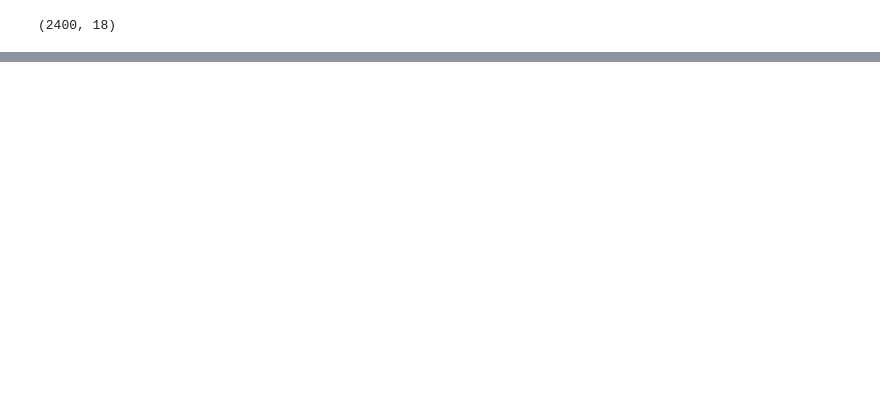
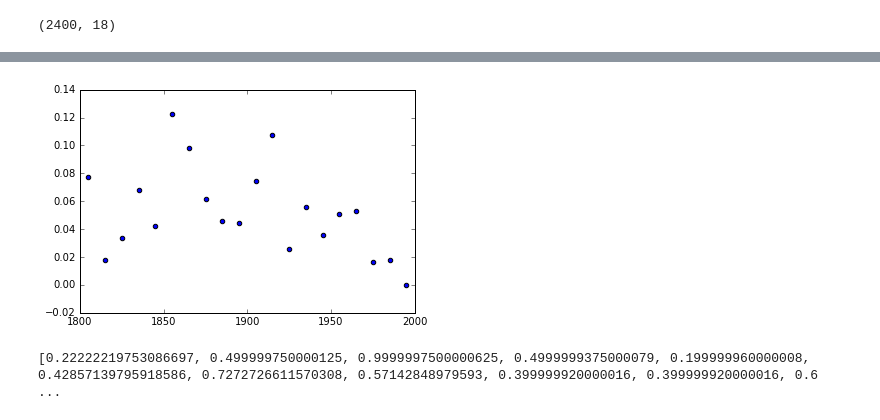
Before and after one commit to tedunderwood/meta2018, a Jupyter notebook: initial_data_exploration.ipynb, the cells around one changed output, grey strips where cells are left out. Drawn from its saved outputs; the diff is of its cells as text; code cells hidden in the pictures; blank space fills up the shorter version.

```diff
--- a/initial_data_exploration.ipynb
+++ b/initial_data_exploration.ipynb
@@ -325,0 +370,32 @@ sum(pd.isnull(j.category))
+# %%
+def isjuvie(astring):
+    if pd.isnull(astring):
+        return 'adult'
+
+    if 'juvenile' in astring:
+        return 'juv'
+    else:
+        return 'adult'
+
+all = all.assign(isjuv = all.category.map(isjuvie))
+# %%
+timeaxis = []
+percentages = []
+womenjuv = []
+for decade in range(1800, 2000, 10):
+    in_decade = all.loc[(all.inferreddate >= decade) & (all.inferreddate < (decade + 10)), : ]
+    all_books = len(in_decade.category)
+    juvie = sum(in_decade.isjuv == 'juv')
+    pct = juvie / all_books
+    timeaxis.append(decade + 5)
+    percentages.append(pct)
+    wj = sum((in_decade.isjuv == 'juv') & (in_decade.gender == 'f'))
+    womenjuv.append(wj / (juvie + .000001))
+
+plt.scatter(timeaxis, percentages)
+plt.xlim(1800,2000)
+plt.show()
+print(womenjuv)
+# %% [output]
+[figure, added]
+[0.22222219753086697, 0.499999750000125, 0.9999997500000625, 0.4999999375000079, 0.199999960000008, 0.42857139795918586, 0.7272726611570308, 0.57142848979593, 0.399999920000016, 0.399999920000016, 0.6 ...
```
Also changed, not shown: parts of 19 cells of this notebook, 1 other file.
